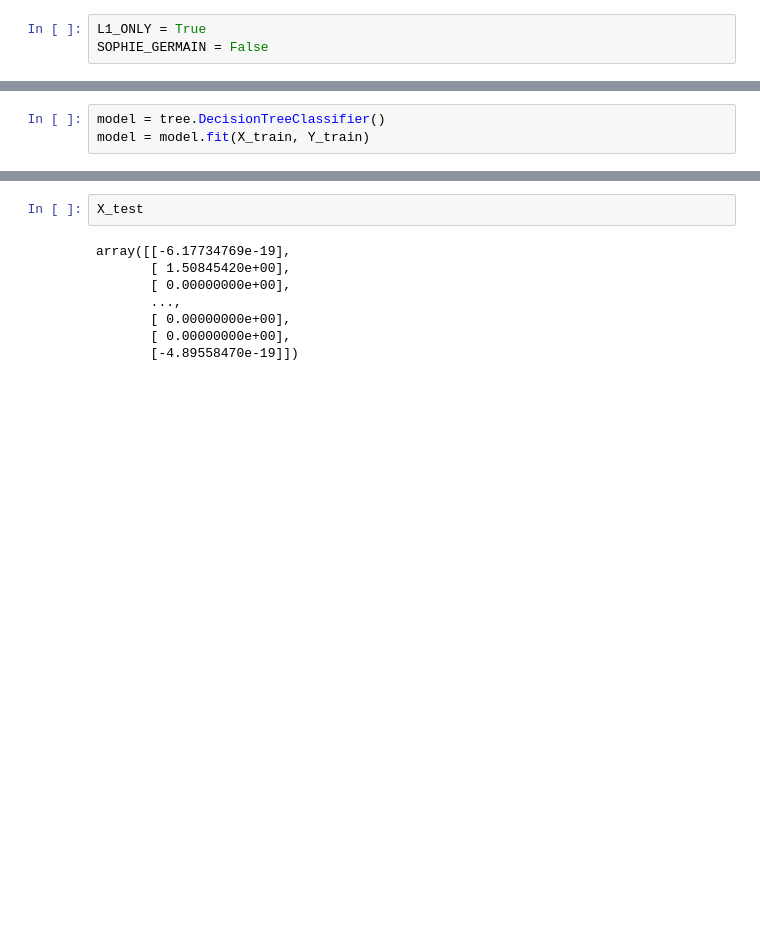
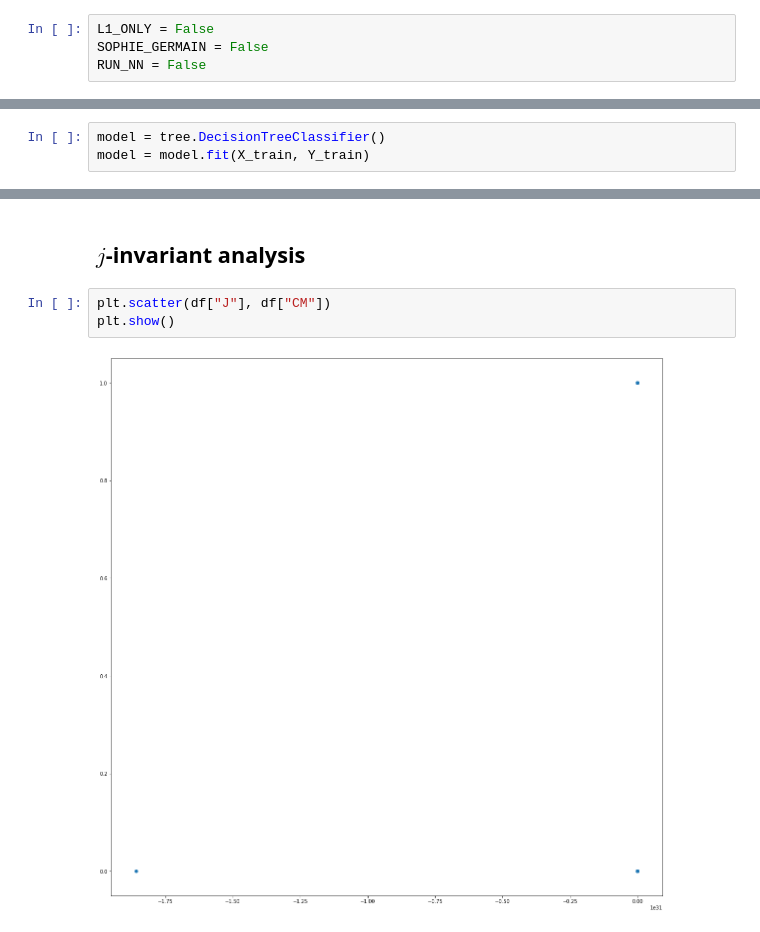
Before and after one commit to 0xf104a/EllipticCurves, a Jupyter notebook: Models.ipynb, the cells around one changed output, grey strips where cells are left out. Cells and saved outputs as stored; diff of their text form; blank space fills up the shorter version.

Commit message:
Added more j-invariant analysis, added code for getting rational CM curves.

```diff
--- a/Models.ipynb
+++ b/Models.ipynb
@@ -30,6 +30,7 @@ df.head()
 # %%
-L1_ONLY = True
+L1_ONLY = False
 SOPHIE_GERMAIN = False
+RUN_NN = False
 # %%
 if L1_ONLY:
     df = df[["L1","CM"]]
@@ -394,10 +439,7 @@ N correct:1276/2500
-# %%
-X_test
-# %% [output]
-array([[-6.17734769e-19],
-       [ 1.50845420e+00],
-       [ 0.00000000e+00],
-       ...,
-       [ 0.00000000e+00],
-       [ 0.00000000e+00],
-       [-4.89558470e-19]])
+# %% [markdown]
+## $j$-invariant analysis
+# %%
+plt.scatter(df["J"], df["CM"])
+plt.show()
+# %% [output]
+[figure, added]
```
Also changed, not shown: parts of 28 cells of this notebook, 1 other file.
